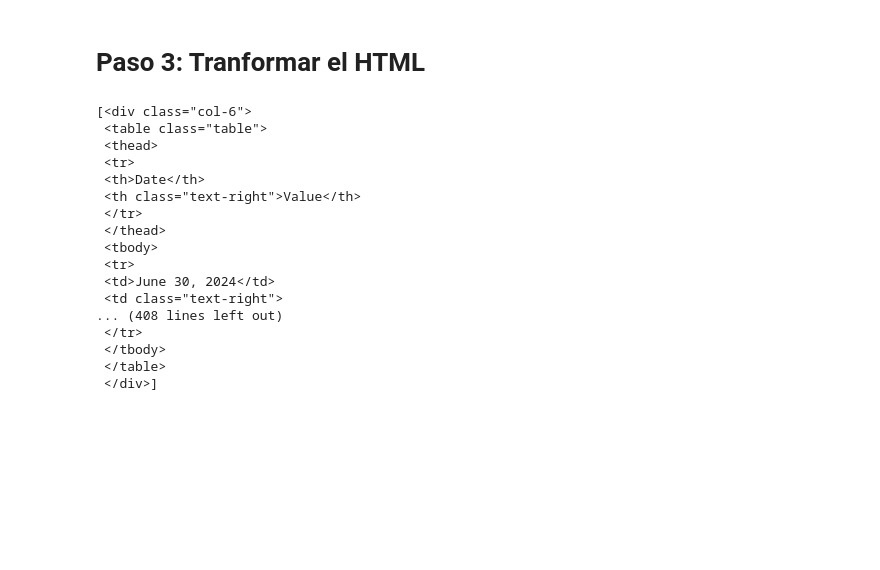
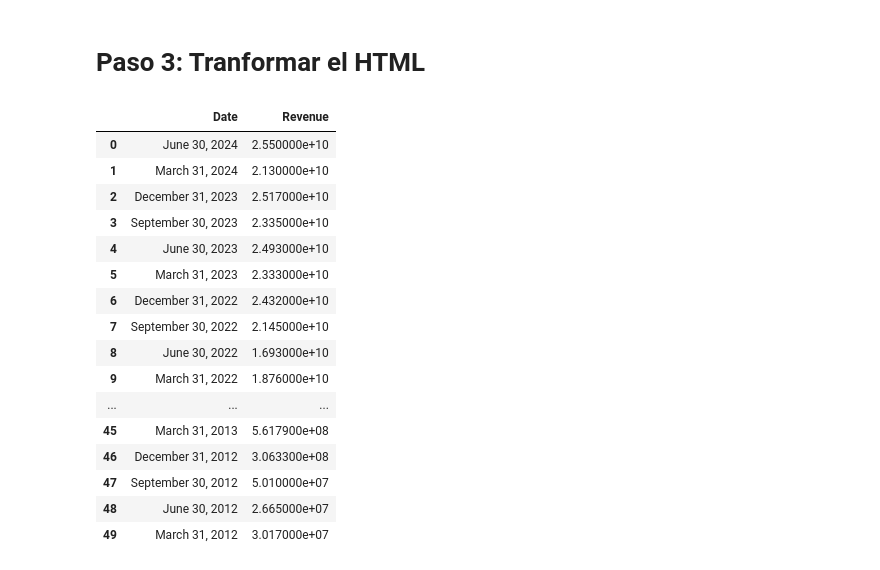
Before and after one commit to mariaorrri/modulo10-web-scraping-project-tutorial, a Jupyter notebook: src/explore.es.ipynb, the cells around one changed output. Saved outputs shown, nothing was run; the diff lists cells and outputs as text; code cells hidden in the pictures; blank space fills up the shorter version.

```diff
--- a/src/explore.es.ipynb
+++ b/src/explore.es.ipynb
@@ -33,7 +34,8 @@ soup = BeautifulSoup(contenido, 'html.parser')
 
 # Las tablas tiene etiqueta table y clase table
 tablas = soup.find_all('table', class_='table')
-
+# La tabla de trimestrales tiene la clase col-6
+trimestrales = soup.find_all('div', class_='col-6')
 # La tabla de trimestrales esta dividida en 2 columnas
 # tienen la siguiente estructura:
 # <div class="row">
@@ -56,29 +58,24 @@ tablas = soup.find_all('table', class_='table')
 #                         </td>
 #                     </tr>
 
-trimestrales = soup.find_all('div', class_='col-6')
-for fila in trimestrales:
-     date =fila.find_all('td')
-     value= fila.find_all('td', class_='text-right')
+# Iterar sobre cada tabla encontrada
+data = []
+for tabla in trimestrales:
+    # Iterar sobre cada fila de la tabla
+    for fila in tabla.find('tbody').find_all('tr'): # find('tbody') para evitar las cabeceras
+        # Extraer la fecha y el valor
+        date = fila.find('td').get_text().strip()
+        value = fila.find('td', class_='text-right').get_text().strip()
+        data.append((date, value))
+
+df_trimestral = pd.DataFrame(data, columns=['Date', 'Revenue'])
+
+# trimestrales = soup.find_all('div', class_='col-6')
+# data = []
+# for fila in trimestrales:
+#      date = fila.find('td').get_text().strip()
+#      value = fila.find('td', class_='text-right').get_text().replace('B', '')
+#      data.append((date, value))
+#      df_trimestral = pd.DataFrame(data, columns=['Date', 'Revenue'])
 
 # tablas = soup.find_all('table', class_='table')
-# %%
-trimestrales
-# %% [output]
-[<div class="col-6">
- <table class="table">
- <thead>
- <tr>
- <th>Date</th>
- <th class="text-right">Value</th>
- </tr>
- </thead>
- <tbody>
- <tr>
- <td>June 30, 2024</td>
- <td class="text-right">
-... (408 lines left out)
- </tr>
- </tbody>
- </table>
- </div>]
@@ -84,0 +94,23 @@ trimestrales
+# %%
+# trimestrales
+# date
+# value
+df_trimestral.head(54) # compruebo que solo me coje los datoa de la tabla de trimestrales
+# %% [output]
+|  | Date | Revenue |
+| 0 | June 30, 2024 | 2.550000e+10 |
+| 1 | March 31, 2024 | 2.130000e+10 |
+| 2 | December 31, 2023 | 2.517000e+10 |
+| 3 | September 30, 2023 | 2.335000e+10 |
+| 4 | June 30, 2023 | 2.493000e+10 |
+| 5 | March 31, 2023 | 2.333000e+10 |
+| 6 | December 31, 2022 | 2.432000e+10 |
+| 7 | September 30, 2022 | 2.145000e+10 |
+| 8 | June 30, 2022 | 1.693000e+10 |
+| 9 | March 31, 2022 | 1.876000e+10 |
+| ... | ... | ... |
+| 45 | March 31, 2013 | 5.617900e+08 |
+| 46 | December 31, 2012 | 3.063300e+08 |
+| 47 | September 30, 2012 | 5.010000e+07 |
+| 48 | June 30, 2012 | 2.665000e+07 |
+| 49 | March 31, 2012 | 3.017000e+07 |
```
Also changed, not shown: parts of 20 cells of this notebook, 1 other file.
